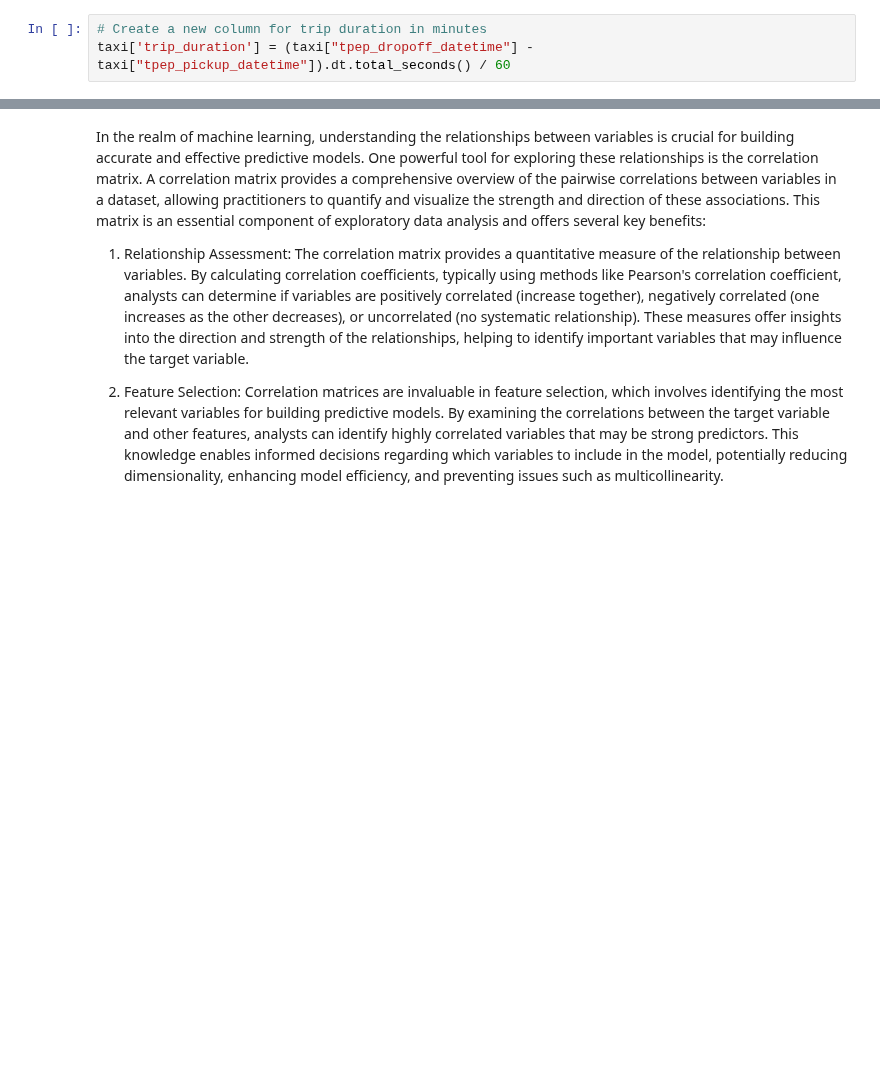
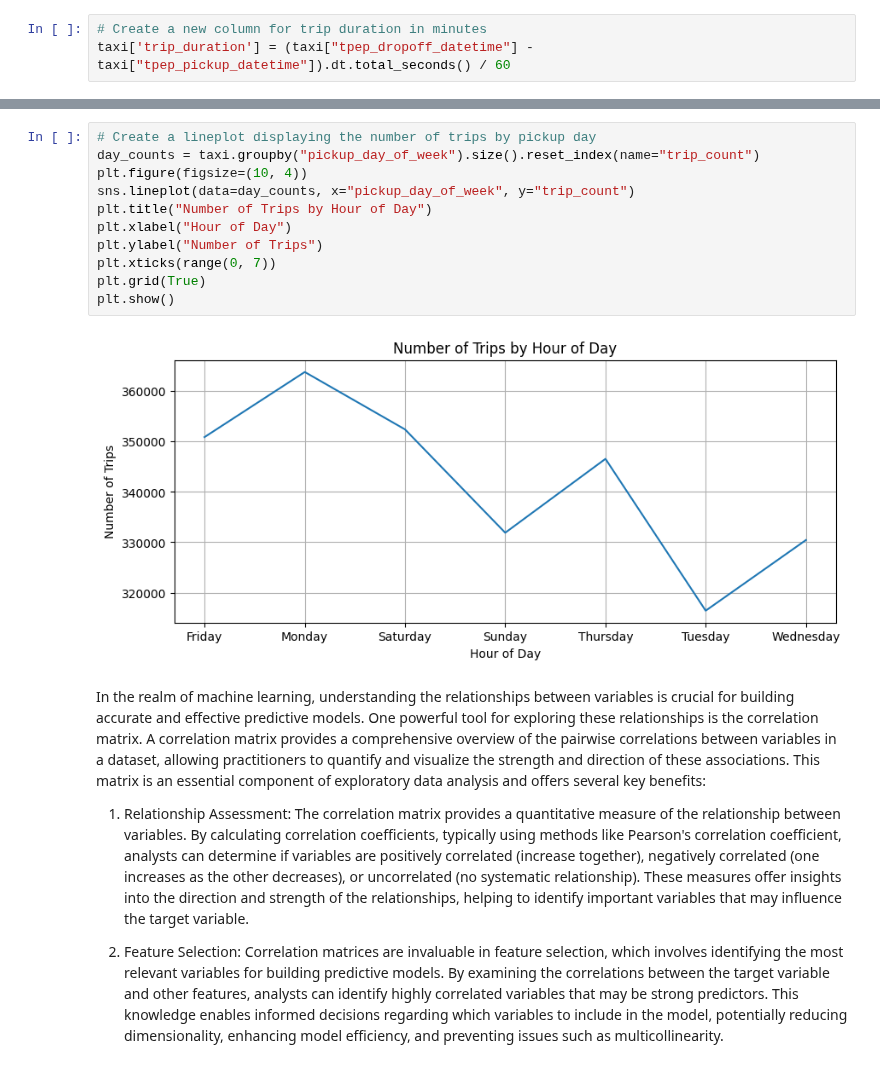
Before and after one commit to Spencer166/First, a Jupyter notebook: Student_MLE_MiniProject_EDA.ipynb, the cells around one changed output, grey strips where cells are left out. Cells and saved outputs as stored; diff of their text form; blank space fills up the shorter version.

```diff
--- a/Student_MLE_MiniProject_EDA.ipynb
+++ b/Student_MLE_MiniProject_EDA.ipynb
@@ -110,3 +117,16 @@ NameError: name 'taxi' is not defined
+# %%
+# Create a lineplot displaying the number of trips by pickup day
+day_counts = taxi.groupby("pickup_day_of_week").size().reset_index(name="trip_count")
+plt.figure(figsize=(10, 4))
+sns.lineplot(data=day_counts, x="pickup_day_of_week", y="trip_count")
+plt.title("Number of Trips by Hour of Day")
+plt.xlabel("Hour of Day")
+plt.ylabel("Number of Trips")
+plt.xticks(range(0, 7))
+plt.grid(True)
+plt.show()
+# %% [output]
+[figure, added]
 # %% [markdown]
 In the realm of machine learning, understanding the relationships between variables is crucial for building accurate and effective predictive models. One powerful tool for exploring these relationships is the correlation matrix. A correlation matrix provides a comprehensive overview of the pairwise correlations between variables in a dataset, allowing practitioners to quantify and visualize the strength and direction of these associations. This matrix is an essential component of exploratory data analysis and offers several key benefits:
 
```
Also changed, not shown: parts of 10 cells of this notebook.
